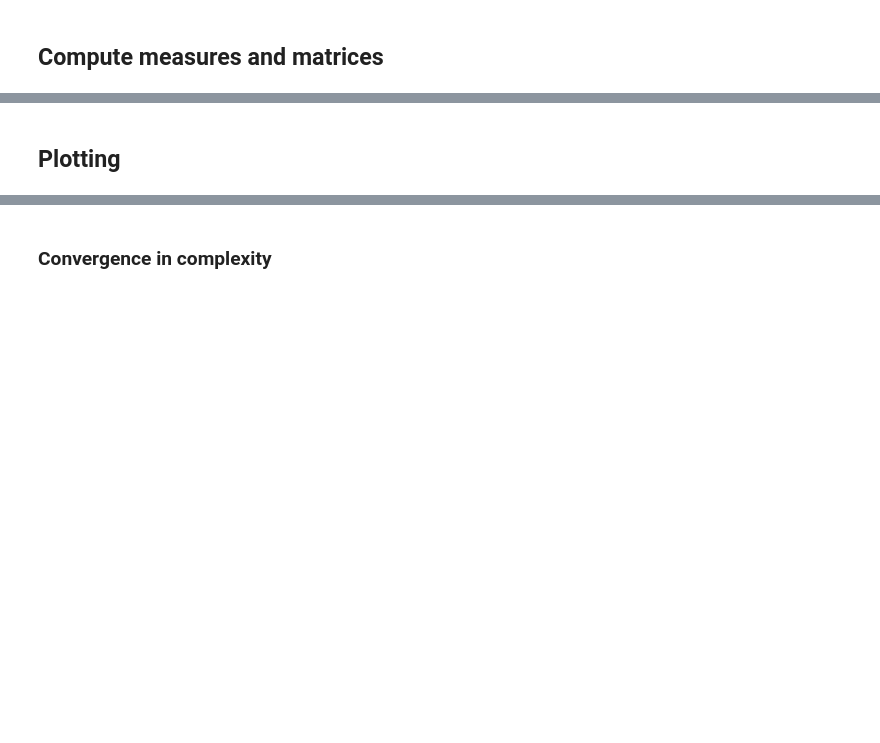
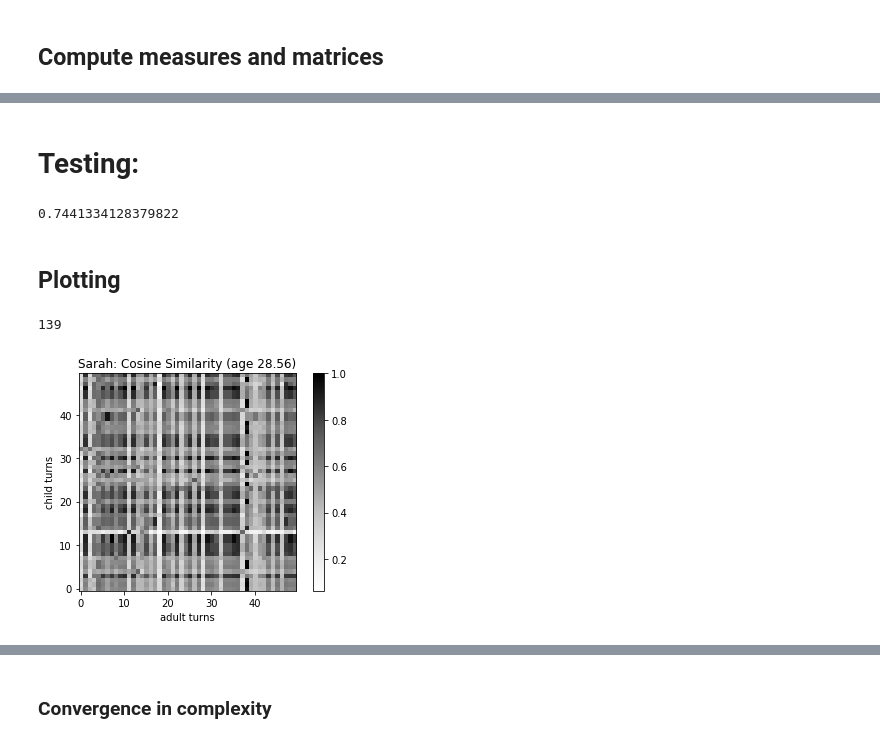
Before and after one commit to mdhk/CDM-project, a Jupyter notebook: main.ipynb, the cells around one changed output, grey strips where cells are left out. Cells and saved outputs as stored; diff of their text form; code cells hidden in the pictures; blank space fills up the shorter version.

```diff
--- a/main.ipynb
+++ b/main.ipynb
@@ -262,0 +112,19 @@ sarah_measures = pickle.load(open('data/pickles/sarah-measures.pkl', 'rb'))
+# %%
+def cosim_matrix(turn_pairs):
+    """
+
+    """
+
+    N_pairs = len(turn_pairs)
+
+    turns_j = [t[1] for t in turn_pairs]
+    j_idx = np.repeat(np.arange(N_pairs), N_pairs)
+    turns_i = [t[0] for t in turn_pairs]
+    i_idx = np.tile(np.arange(N_pairs), N_pairs)
+
+    m_vec = np.array([cosine_sim(turns_i[i][1][0], turns_j[j][1][0])
+                      for j, i in zip(j_idx, i_idx)])
+
+    m_mat = m_vec.reshape(N_pairs,N_pairs)
+
+    return m_mat
@@ -263,2 +147,41 @@ sarah_measures = pickle.load(open('data/pickles/sarah-measures.pkl', 'rb'))
+# %% [markdown]
+# Testing:
+# %%
+A = model.encode([' '.join(sarah_sent_turn_pairs[51.43][0][0][1][0])])[0]
+B = model.encode([' '.join(sarah_sent_turn_pairs[51.43][0][1][1][0])])[0]
+cosine_sim(A,B)
+# %% [output]
+0.7441334128379822
 # %% [markdown]
 ## Plotting
+# %%
+len(sarah_vectors.keys())
+# %% [output]
+139
+# %%
+def plot_rec_matrix(rec_mat, cmap, title, filename=False):
+    """
+    Plot recurrence matrix (like Fernandez & Grimm 2014, Fig.1)
+    on alignment measures or on difference in complexity measures.
+    """
+    plt.figure()
+    plt.imshow(rec_mat, cmap=cmap)
+    plt.colorbar()
+    plt.gca().invert_yaxis()
+    plt.xlabel('adult turns')
+    plt.ylabel('child turns')
+    plt.title(title)
+    if filename:
+        plt.savefig("figures/recurrence_plots/" + filename, dpi=300)
+        plt.close()
+    else:
+        plt.show()
+
+age = 28.56
+subset = 50
+pos_al = cosim_matrix(sarah_vectors[age])[:subset, :subset]
+
+plot_rec_matrix(pos_al, cmap='Greys',
+                title="Sarah: Cosine Similarity (age " + str(age) + ")")
+# %% [output]
+[figure, added]
```
Also changed, not shown: parts of 31 cells of this notebook.
